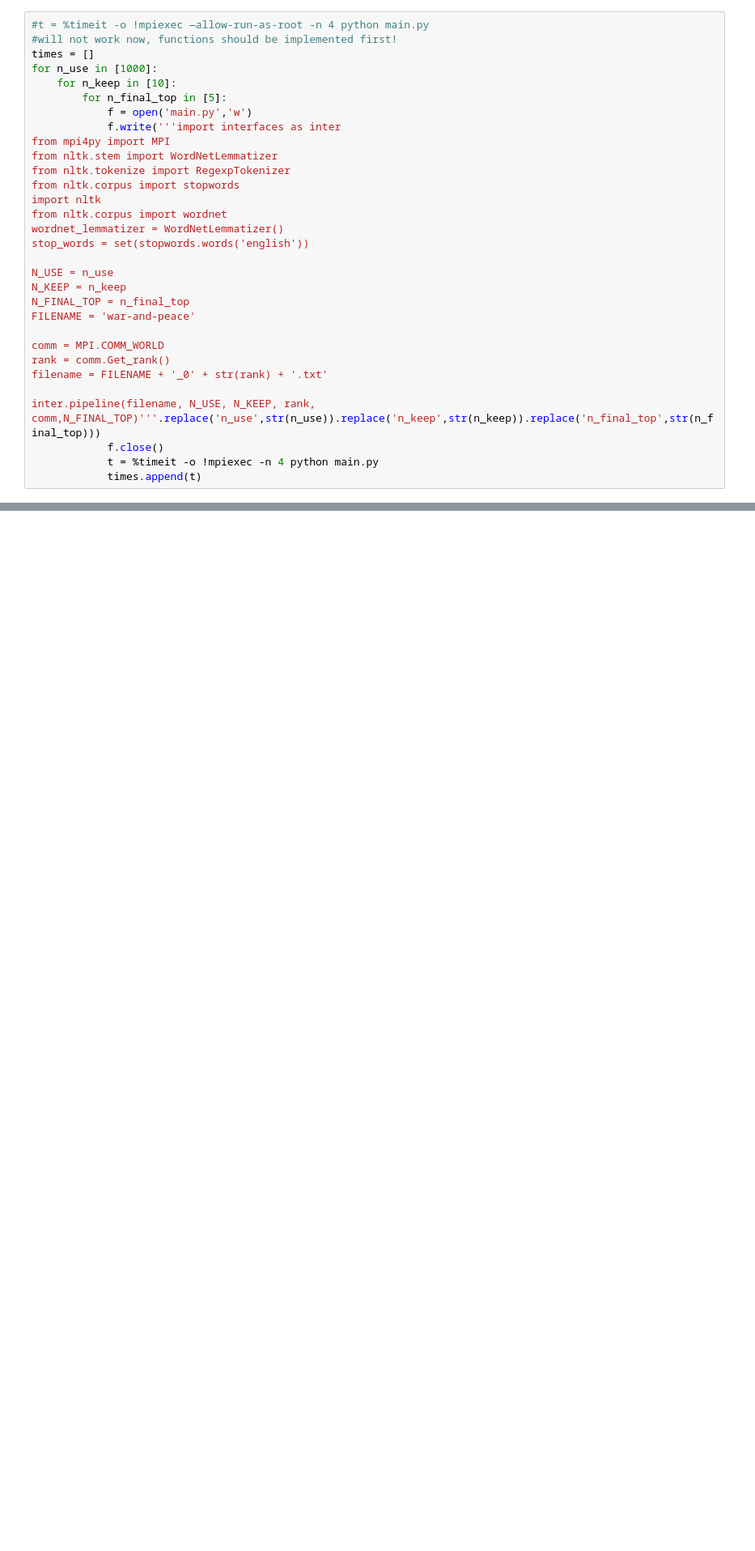
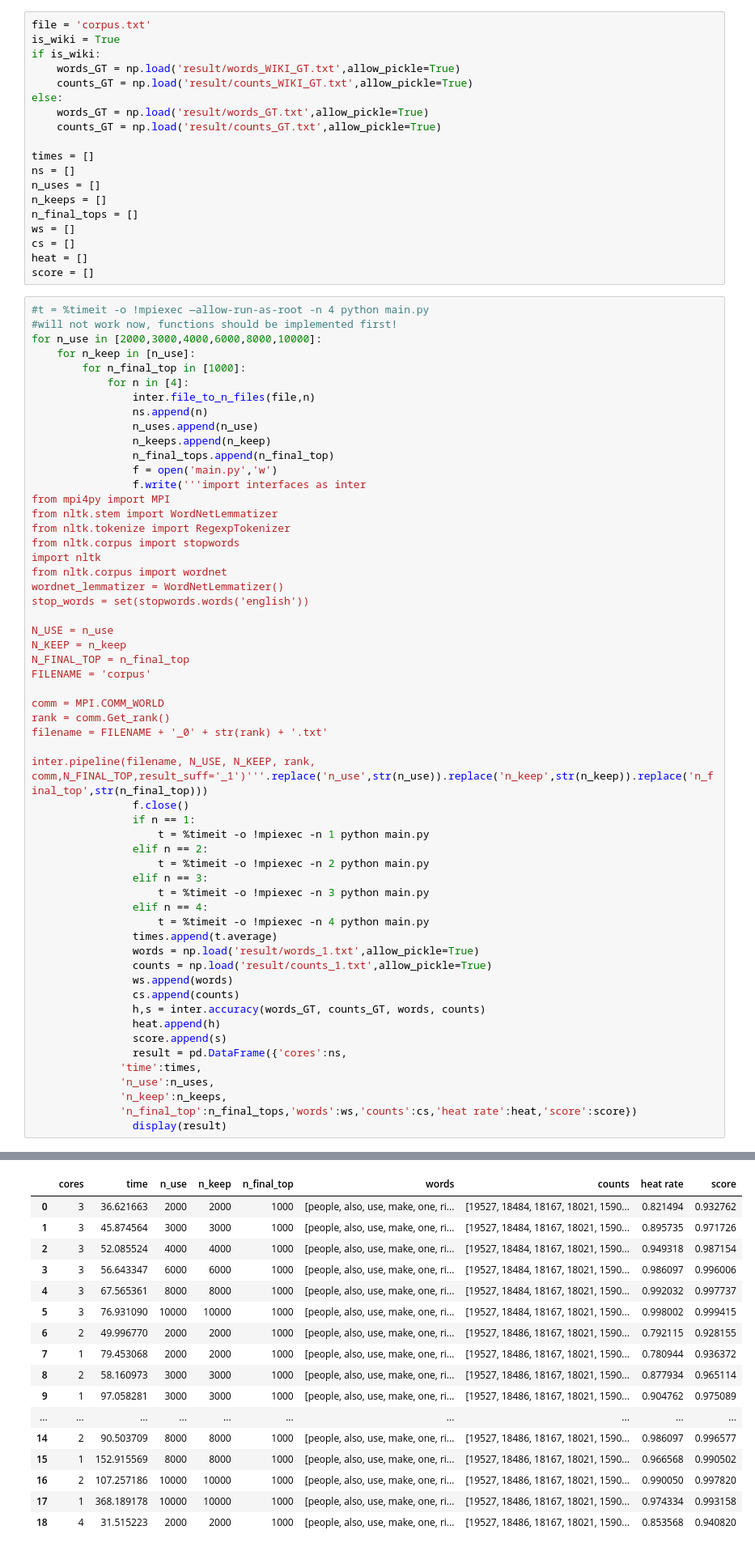
Before and after one commit to rukubrakov/HPPL_project, a Jupyter notebook: main.ipynb, the cells around one changed output, grey strips where cells are left out. Shown at 81% size. Drawn from its saved outputs; the diff is of its cells as text; blank space fills up the shorter version.

Commit message:
working programm, also results in wiki table

```diff
--- a/main.ipynb
+++ b/main.ipynb
@@ -19,12 +17,36 @@ inter.file_to_n_files(file,4)
+# %%
+file = 'corpus.txt'
+is_wiki = True
+if is_wiki:
+    words_GT = np.load('result/words_WIKI_GT.txt',allow_pickle=True)
+    counts_GT = np.load('result/counts_WIKI_GT.txt',allow_pickle=True)
+else:
+    words_GT = np.load('result/words_GT.txt',allow_pickle=True)
+    counts_GT = np.load('result/counts_GT.txt',allow_pickle=True)
+
+times = []
+ns = []
+n_uses = []
+n_keeps = []
+n_final_tops = []
+ws = []
+cs = []
+heat = []
+score = []
 # %%
 #t = %timeit -o !mpiexec —allow-run-as-root -n 4 python main.py
 #will not work now, functions should be implemented first!
-times = []
-for n_use in [1000]:
-    for n_keep in [10]:
-        for n_final_top in [5]:
-            f = open('main.py','w')
-            f.write('''import interfaces as inter
+for n_use in [2000,3000,4000,6000,8000,10000]:
+    for n_keep in [n_use]:
+        for n_final_top in [1000]:
+            for n in [4]:
+                inter.file_to_n_files(file,n)
+                ns.append(n)
+                n_uses.append(n_use)
+                n_keeps.append(n_keep)
+                n_final_tops.append(n_final_top)
+                f = open('main.py','w')
+                f.write('''import interfaces as inter
 from mpi4py import MPI
 from nltk.stem import WordNetLemmatizer
 from nltk.tokenize import RegexpTokenizer
@@ -37,14 +59,34 @@ stop_words = set(stopwords.words('english'))
 N_USE = n_use
 N_KEEP = n_keep
 N_FINAL_TOP = n_final_top
-FILENAME = 'war-and-peace'
+FILENAME = 'corpus'
 
 comm = MPI.COMM_WORLD
 rank = comm.Get_rank()
 filename = FILENAME + '_0' + str(rank) + '.txt'
 
-inter.pipeline(filename, N_USE, N_KEEP, rank, comm,N_FINAL_TOP)'''.replace('n_use',str(n_use)).replace('n_keep',str(n_keep)).replace('n_final_top',str(n_final_top)))
-            f.close()
-            t = %timeit -o !mpiexec -n 4 python main.py
-            times.append(t)
+inter.pipeline(filename, N_USE, N_KEEP, rank, comm,N_FINAL_TOP,result_suff='_1')'''.replace('n_use',str(n_use)).replace('n_keep',str(n_keep)).replace('n_final_top',str(n_final_top)))
+                f.close()
+                if n == 1:
+                    t = %timeit -o !mpiexec -n 1 python main.py
+                elif n == 2:
+                    t = %timeit -o !mpiexec -n 2 python main.py
+                elif n == 3:
+                    t = %timeit -o !mpiexec -n 3 python main.py
+                elif n == 4:
+                    t = %timeit -o !mpiexec -n 4 python main.py
+                times.append(t.average)
+                words = np.load('result/words_1.txt',allow_pickle=True)
+                counts = np.load('result/counts_1.txt',allow_pickle=True)
+                ws.append(words)
+                cs.append(counts)
+                h,s = inter.accuracy(words_GT, counts_GT, words, counts)
+                heat.append(h)
+                score.append(s)
+                result = pd.DataFrame({'cores':ns,
+              'time':times,
+              'n_use':n_uses,
+              'n_keep':n_keeps,
+              'n_final_top':n_final_tops,'words':ws,'counts':cs,'heat rate':heat,'score':score})
+                display(result)
 # %% [output]
@@ -51,0 +94,17 @@ inter.pipeline(filename, N_USE, N_KEEP, rank, comm,N_FINAL_TOP)'''.replace('n_us
+|  | cores | time | n_use | n_keep | n_final_top | words | counts | heat rate | score |
+| 0 | 3 | 36.621663 | 2000 | 2000 | 1000 | [people, also, use, make, one, ri... | [19527, 18484, 18167, 18021, 1590... | 0.821494 | 0.932762 |
+| 1 | 3 | 45.874564 | 3000 | 3000 | 1000 | [people, also, use, make, one, ri... | [19527, 18484, 18167, 18021, 1590... | 0.895735 | 0.971726 |
+| 2 | 3 | 52.085524 | 4000 | 4000 | 1000 | [people, also, use, make, one, ri... | [19527, 18484, 18167, 18021, 1590... | 0.949318 | 0.987154 |
+| 3 | 3 | 56.643347 | 6000 | 6000 | 1000 | [people, also, use, make, one, ri... | [19527, 18484, 18167, 18021, 1590... | 0.986097 | 0.996006 |
+| 4 | 3 | 67.565361 | 8000 | 8000 | 1000 | [people, also, use, make, one, ri... | [19527, 18484, 18167, 18021, 1590... | 0.992032 | 0.997737 |
+| 5 | 3 | 76.931090 | 10000 | 10000 | 1000 | [people, also, use, make, one, ri... | [19527, 18484, 18167, 18021, 1590... | 0.998002 | 0.999415 |
+| 6 | 2 | 49.996770 | 2000 | 2000 | 1000 | [people, also, use, make, one, ri... | [19527, 18486, 18167, 18021, 1590... | 0.792115 | 0.928155 |
+| 7 | 1 | 79.453068 | 2000 | 2000 | 1000 | [people, also, use, make, one, ri... | [19527, 18486, 18167, 18021, 1590... | 0.780944 | 0.936372 |
+| 8 | 2 | 58.160973 | 3000 | 3000 | 1000 | [people, also, use, make, one, ri... | [19527, 18486, 18167, 18021, 1590... | 0.877934 | 0.965114 |
+| 9 | 1 | 97.058281 | 3000 | 3000 | 1000 | [people, also, use, make, one, ri... | [19527, 18486, 18167, 18021, 1590... | 0.904762 | 0.975089 |
+| ... | ... | ... | ... | ... | ... | ... | ... | ... | ... |
+| 14 | 2 | 90.503709 | 8000 | 8000 | 1000 | [people, also, use, make, one, ri... | [19527, 18486, 18167, 18021, 1590... | 0.986097 | 0.996577 |
+| 15 | 1 | 152.915569 | 8000 | 8000 | 1000 | [people, also, use, make, one, ri... | [19527, 18486, 18167, 18021, 1590... | 0.966568 | 0.990502 |
+| 16 | 2 | 107.257186 | 10000 | 10000 | 1000 | [people, also, use, make, one, ri... | [19527, 18486, 18167, 18021, 1590... | 0.990050 | 0.997820 |
+| 17 | 1 | 368.189178 | 10000 | 10000 | 1000 | [people, also, use, make, one, ri... | [19527, 18486, 18167, 18021, 1590... | 0.974334 | 0.993158 |
+| 18 | 4 | 31.515223 | 2000 | 2000 | 1000 | [people, also, use, make, one, ri... | [19527, 18486, 18167, 18021, 1590... | 0.853568 | 0.940820 |
```
Also changed, not shown: parts of 8 cells of this notebook, 2 other files.
